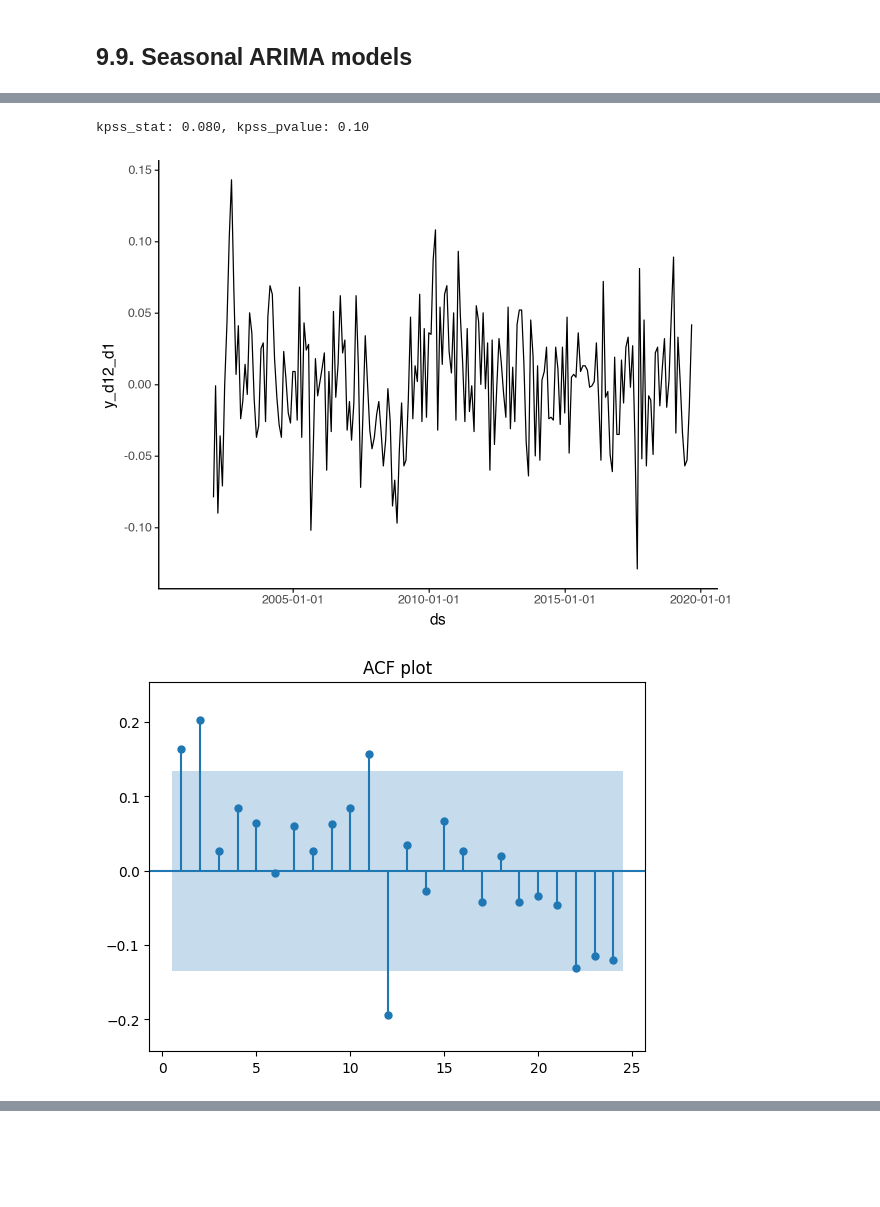
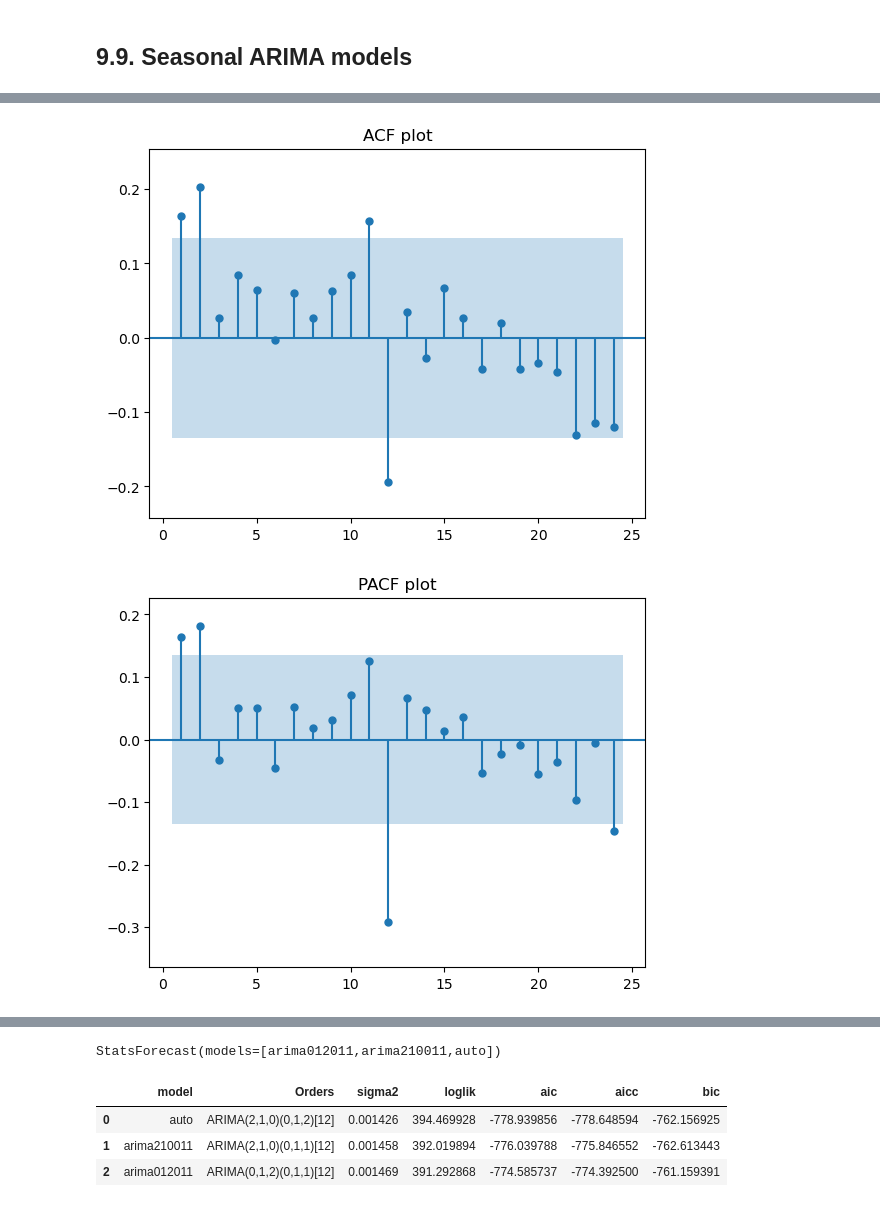
Before and after one commit to sebsciarra/gas_pump_prices, a Jupyter notebook: notebooks/chap9_arima.ipynb, the cells around one changed output, grey strips where cells are left out. Saved outputs shown, nothing was run; the diff lists cells and outputs as text; code cells hidden in the pictures; blank space fills up the shorter version.

Commit message:
Oct. 16 notes

```diff
--- a/notebooks/chap9_arima.ipynb
+++ b/notebooks/chap9_arima.ipynb
@@ -700,27 +727,17 @@ kpss_stat: 0.611, kpss_pvalue: 0.02
 # %%
-df_leisure['y_d12_d1'] = df_leisure['y_diff12'].diff(periods=1)
-df_leisure['y_d12_d2'] = df_leisure['y_diff12'].diff(periods=1)
+fig, ax = plt.subplots()
 
-kpss_stat, kpss_pvalue, _, _ = kpss(df_leisure['y_d12_d1'].dropna().values, nlags='auto')
-print(f"kpss_stat: {kpss_stat:.3f}, kpss_pvalue: {kpss_pvalue:.2f}")
-
-(ggplot(data=df_leisure, mapping=aes(x='ds', y='y_d12_d1')) +
-    geom_line() +
-    theme_classic())
-
-# plot acf and PACF
-fig, ax = plt.subplots()
 plot_acf(df_leisure.loc[df_leisure["y_d12_d1"].notna(), 'y_d12_d1'], lags=24, zero=False,
          bartlett_confint=False,
          ax=ax, title='ACF plot',
-         auto_ylims=True)
+         auto_ylims=True);
 
 fig, ax = plt.subplots()
+
 plot_pacf(df_leisure.loc[df_leisure["y_d12_d1"].notna(), 'y_d12_d1'], lags=24,
                 zero=False,
                 ax=ax, title='PACF plot',
-                auto_ylims=True)
+                auto_ylims=True);
 # %% [output]
-kpss_stat: 0.080, kpss_pvalue: 0.10
-[figure, old version]
+[figure, new version]
-[figure, old version]
+[figure, new version]
@@ -727,0 +744,34 @@ kpss_stat: 0.080, kpss_pvalue: 0.10
+# %%
+# Step 3. Run SARIMA models
+# NOTE: stepwise=False --> slower stepwise selection process by exploring larger set of models
+# NOTE: approximation=False --> do not use approximations
+models = [
+    ARIMA(order=(0, 1, 2), seasonal_order=(0, 1, 1), season_length=12, alias="arima012011"),
+    ARIMA(order=(2, 1, 0), seasonal_order=(0, 1, 1), season_length=12, alias="arima210011"),
+    AutoARIMA(stepwise=False, approximation=False, alias="auto", season_length=12)]
+
+sf = StatsForecast(models=models, freq="MS", n_jobs=-1)
+
+# fit data on observed data
+sf.fit(df=df_leisure[["ds", "y", "unique_id"]])
+
+summaries = []
+for model in sf.fitted_[0]:
+    summary_model = {
+        "model": model,
+        "Orders": ARIMASummary(model.model_),
+        "sigma2": model.model_["sigma2"],
+        "loglik": model.model_["loglik"],
+        "aic": model.model_["aic"],
+        "aicc": model.model_["aicc"],
+        "bic": model.model_["bic"],
+    }
+    summaries.append(summary_model)
+
+pd.DataFrame(sorted(summaries, key=lambda d: d["aicc"]))
+# %% [output]
+StatsForecast(models=[arima012011,arima210011,auto])
+|  | model | Orders | sigma2 | loglik | aic | aicc | bic |
+| 0 | auto | ARIMA(2,1,0)(0,1,2)[12] | 0.001426 | 394.469928 | -778.939856 | -778.648594 | -762.156925 |
+| 1 | arima210011 | ARIMA(2,1,0)(0,1,1)[12] | 0.001458 | 392.019894 | -776.039788 | -775.846552 | -762.613443 |
+| 2 | arima012011 | ARIMA(0,1,2)(0,1,1)[12] | 0.001469 | 391.292868 | -774.585737 | -774.392500 | -761.159391 |
```
Also changed, not shown: parts of 18 cells of this notebook.
